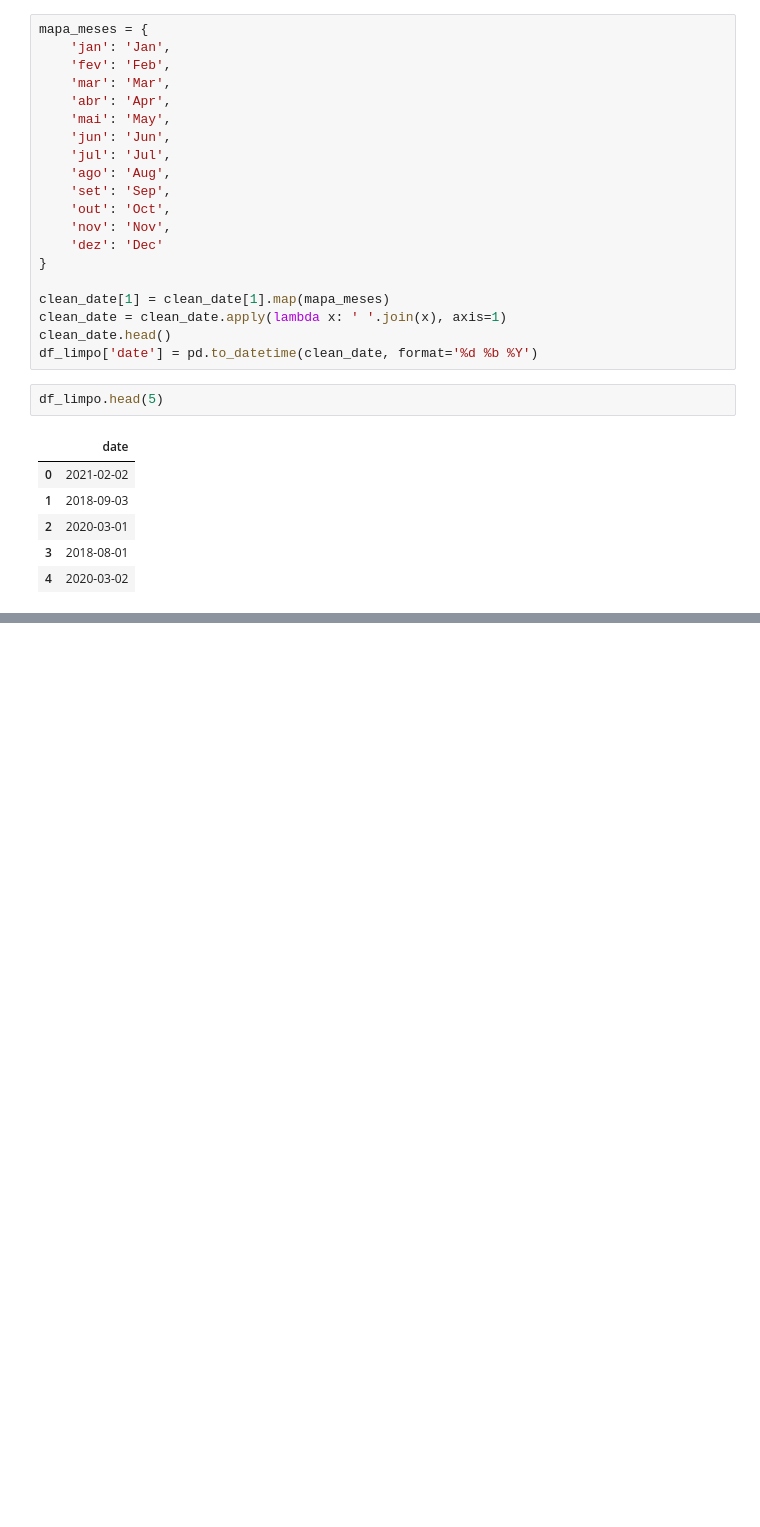
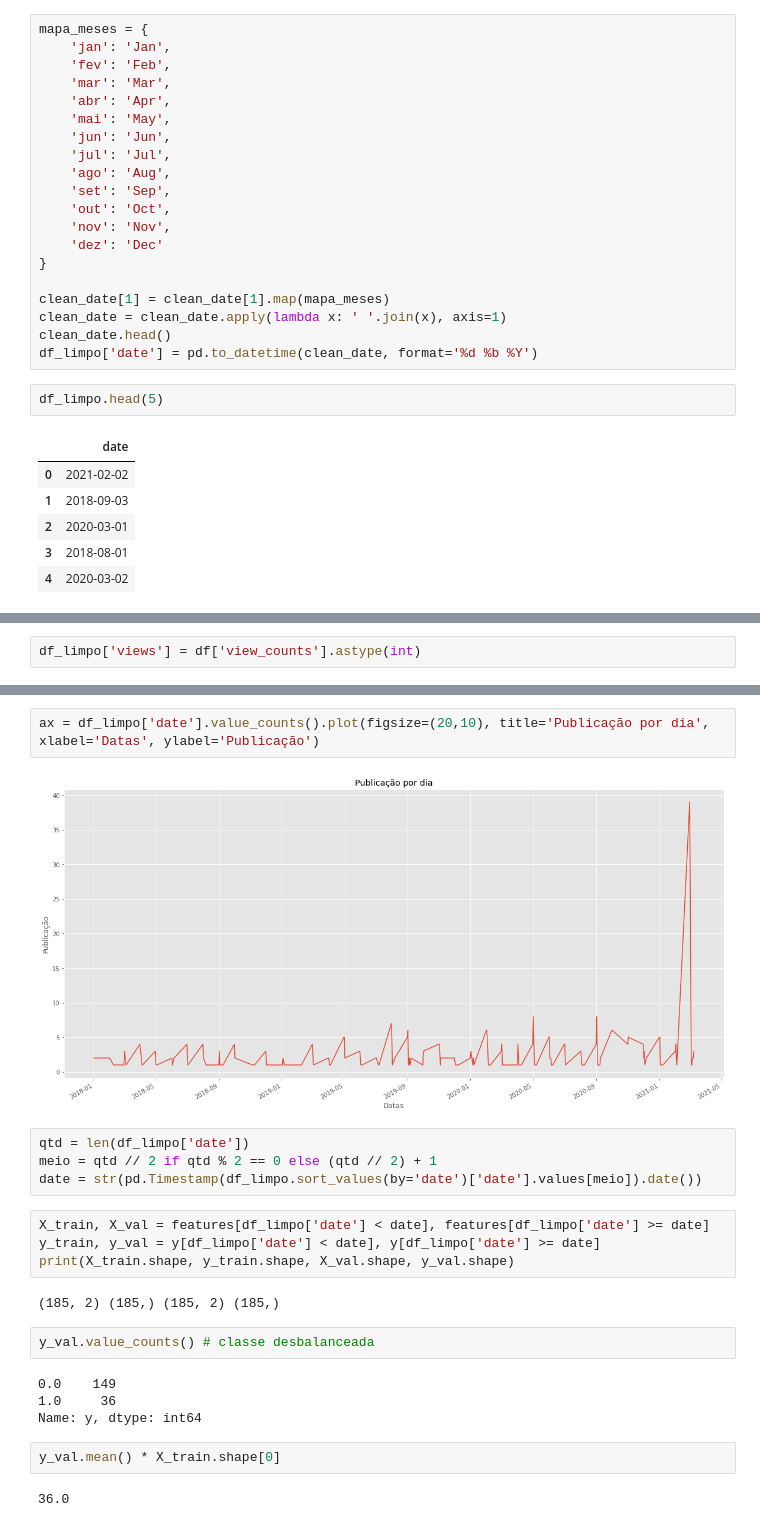
Before and after one commit to Angelicogfa/EstudoDataScienceAvancado, a Jupyter notebook: Modulo - 01/03-preparacao_modelo.ipynb, the cells around one changed output, grey strips where cells are left out. Saved outputs shown, nothing was run; the diff lists cells and outputs as text; blank space fills up the shorter version.

```diff
--- a/Modulo - 01/03-preparacao_modelo.ipynb
+++ b/Modulo - 01/03-preparacao_modelo.ipynb
@@ -129,0 +158,2 @@ df_limpo.head(5)
+# %%
+df_limpo['views'] = df['view_counts'].astype(int)
@@ -129,0 +179,24 @@ df_limpo.head(5)
+# %%
+ax = df_limpo['date'].value_counts().plot(figsize=(20,10), title='Publicação por dia', xlabel='Datas', ylabel='Publicação')
+# %% [output]
+[figure, added]
+# %%
+qtd = len(df_limpo['date'])
+meio = qtd // 2 if qtd % 2 == 0 else (qtd // 2) + 1
+date = str(pd.Timestamp(df_limpo.sort_values(by='date')['date'].values[meio]).date())
+# %%
+X_train, X_val = features[df_limpo['date'] < date], features[df_limpo['date'] >= date]
+y_train, y_val = y[df_limpo['date'] < date], y[df_limpo['date'] >= date]
+print(X_train.shape, y_train.shape, X_val.shape, y_val.shape)
+# %% [output]
+(185, 2) (185,) (185, 2) (185,)
+# %%
+y_val.value_counts() # classe desbalanceada
+# %% [output]
+0.0    149
+1.0     36
+Name: y, dtype: int64
+# %%
+y_val.mean() * X_train.shape[0]
+# %% [output]
+36.0
```
Also changed, not shown: parts of 27 cells of this notebook, 5 other files.
